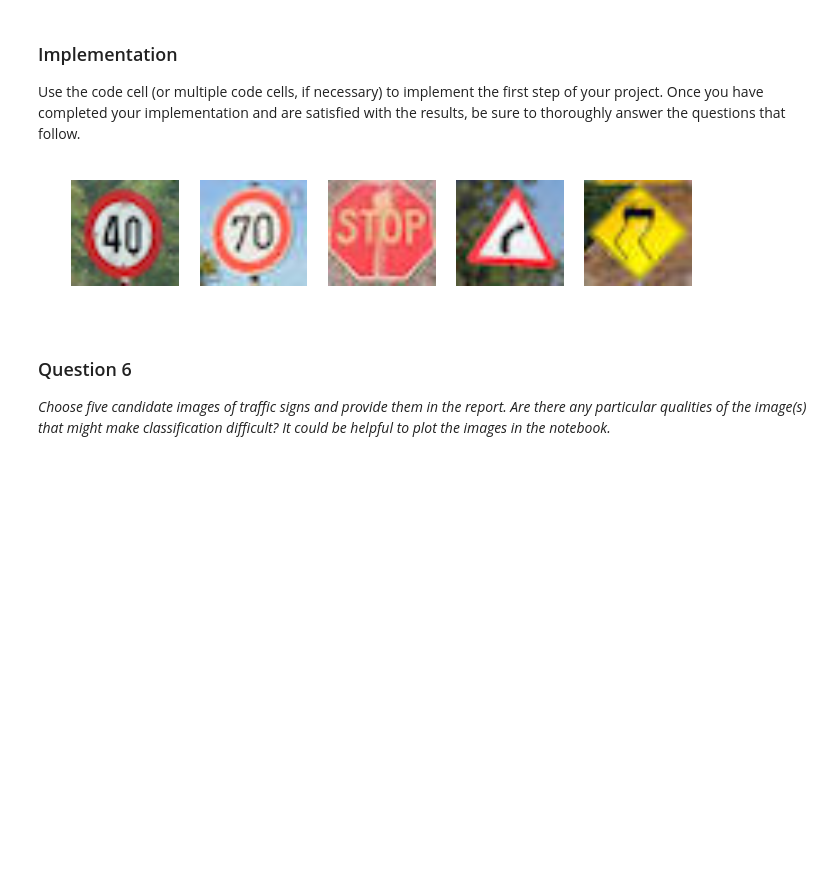
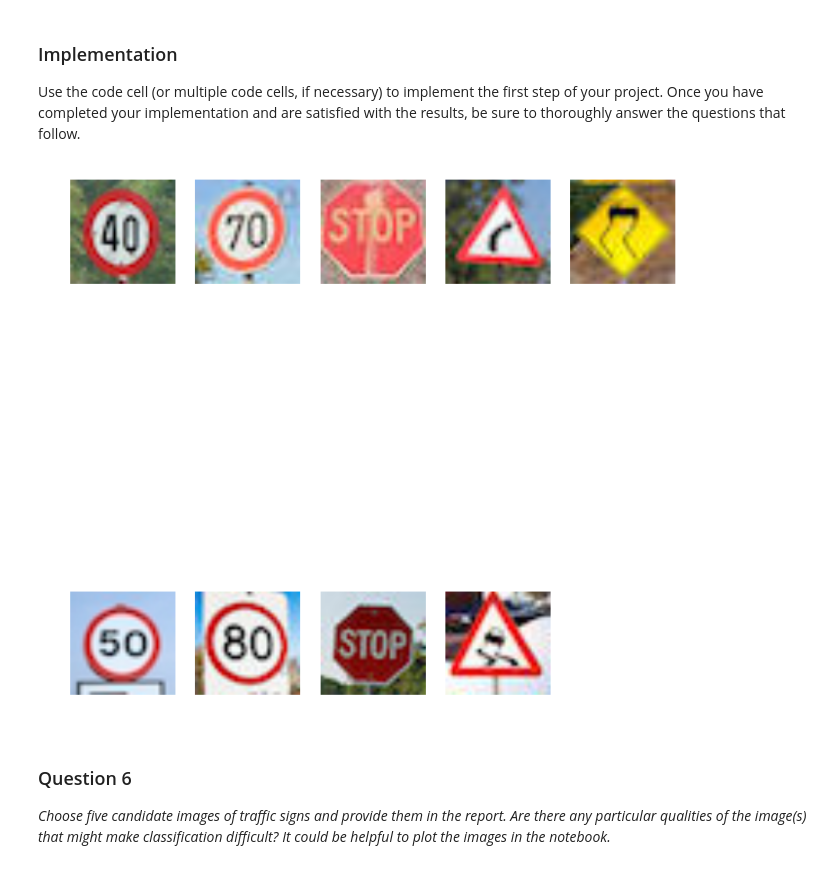
Before and after one commit to subodh-malgonde/traffic-signs-classification, a Jupyter notebook: Traffic_Signs_Recognition.ipynb, the cells around one changed output. Saved outputs shown, nothing was run; the diff lists cells and outputs as text; code cells hidden in the pictures; blank space fills up the shorter version.

Commit message:
Added more test images

```diff
--- a/Traffic_Signs_Recognition.ipynb
+++ b/Traffic_Signs_Recognition.ipynb
@@ -161,6 +244,6 @@ Use the code cell (or multiple code cells, if necessary) to implement the first
 # %%
-### Preprocess the data here.
-### Feel free to use as many code cells as needed.
+# Preprocess the data here.
+# Feel free to use as many code cells as needed.
 
 # Change to float32, so it can be multiplied against the weights in TensorFlow, which are float32
 X_train = X_train.astype(np.float32)
@@ -179,14 +262,11 @@ def normalize(image_data):
     image_data = rgb2gray(image_data)
     normalized = (image_data)/255.0 - 0.5
     normalized = normalized.reshape((-1,32,32,1))
-    return normalized
+    return normalized.astype(np.float32)
 
 X_train = normalize(X_train)
 X_test = normalize(X_test)
 
-X_train = X_train.astype(np.float32)
-X_test = X_test.astype(np.float32)
-
 print(X_train.shape, X_train.dtype)
 print(X_test.shape, X_test.dtype)
 # %% [output]
@@ -637,24 +619,23 @@ Use the code cell (or multiple code cells, if necessary) to implement the first
 # %%
 ### Load the images and plot them here.
 ### Feel free to use as many code cells as needed.
 import matplotlib.image as mpimg
 
 directory = 'traffic_test/'
 
-test_images = np.zeros((5,32,32,3), dtype=np.uint8)
+test_images = np.zeros((9,32,32,3), dtype=np.uint8)
 
-for i in range(5):
+for i in range(9):
     image = mpimg.imread(directory + "test%d.jpg" % i)
     test_images[i] = image
-    plt.subplot(1, 5, i+1)
-    plt.imshow(image.astype('uint8'))
+    plt.subplot(2, 5, i+1)
+    plt.imshow(image)
     plt.axis('off')
 
 test_images = test_images.astype(np.float32)
 test_images = normalize(test_images)
-test_images = test_images.astype(np.float32)
 # %% [output]
-[figure, old version]
+[figure, new version]
 # %% [markdown]
 ### Question 6
 
```
Also changed, not shown: parts of 12 cells of this notebook, 4 other files.
